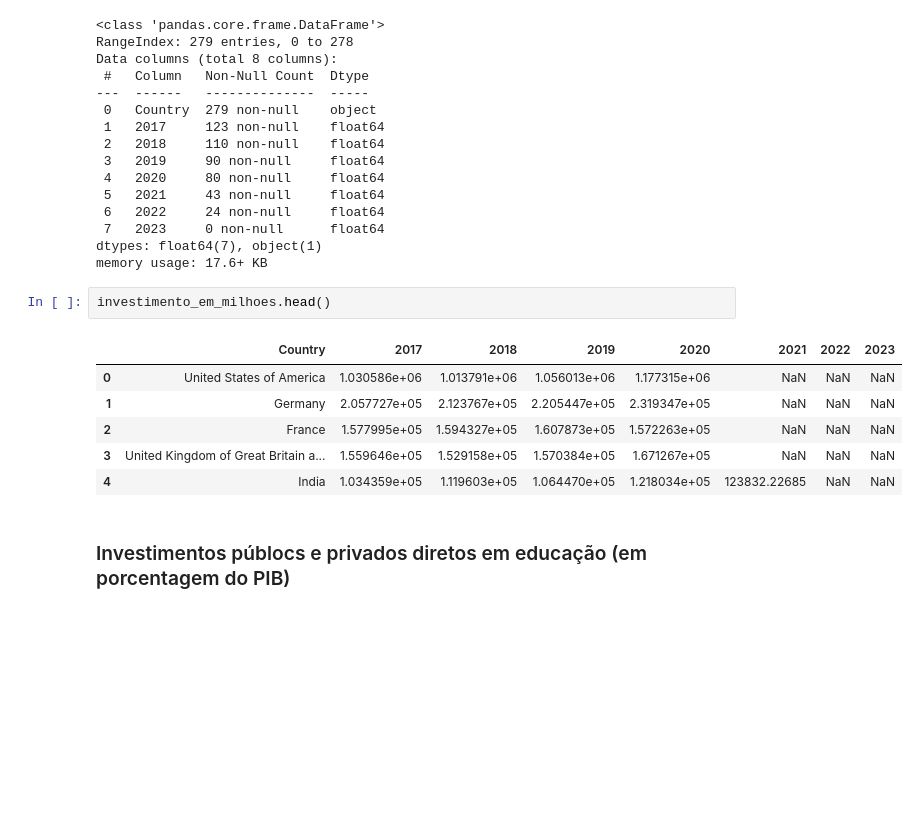
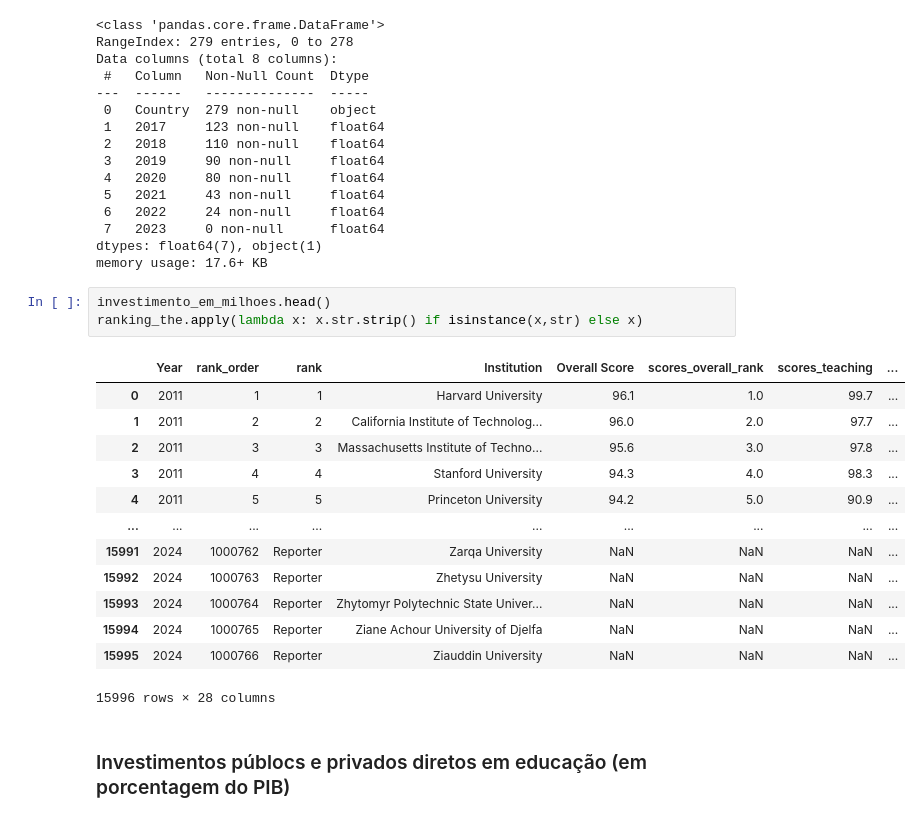
Before and after one commit to RodolfoPCruz/education_analysis, a Jupyter notebook: Comparativo/Comparativo.ipynb, the cells around one changed output. Drawn from its saved outputs; the diff is of its cells as text; blank space fills up the shorter version.

```diff
--- a/Comparativo/Comparativo.ipynb
+++ b/Comparativo/Comparativo.ipynb
@@ -477,15 +471,23 @@ Data columns (total 8 columns):
  7   2023     0 non-null      float64
 dtypes: float64(7), object(1)
 memory usage: 17.6+ KB
-# %%
-investimento_em_milhoes.head()
-# %% [output]
-|  | Country | 2017 | 2018 | 2019 | 2020 | 2021 | 2022 | 2023 |
-| 0 | United States of America | 1.030586e+06 | 1.013791e+06 | 1.056013e+06 | 1.177315e+06 | NaN | NaN | NaN |
-| 1 | Germany | 2.057727e+05 | 2.123767e+05 | 2.205447e+05 | 2.319347e+05 | NaN | NaN | NaN |
-| 2 | France | 1.577995e+05 | 1.594327e+05 | 1.607873e+05 | 1.572263e+05 | NaN | NaN | NaN |
-| 3 | United Kingdom of Great Britain a... | 1.559646e+05 | 1.529158e+05 | 1.570384e+05 | 1.671267e+05 | NaN | NaN | NaN |
-| 4 | India | 1.034359e+05 | 1.119603e+05 | 1.064470e+05 | 1.218034e+05 | 123832.22685 | NaN | NaN |
+# %%
+investimento_em_milhoes.head()
+ranking_the.apply(lambda x: x.str.strip() if isinstance(x,str) else x)
+# %% [output]
+|  | Year | rank_order | rank | Institution | Overall Score | scores_overall_rank | scores_teaching | ... |
+| 0 | 2011 | 1 | 1 | Harvard University | 96.1 | 1.0 | 99.7 | ... |
+| 1 | 2011 | 2 | 2 | California Institute of Technolog... | 96.0 | 2.0 | 97.7 | ... |
+| 2 | 2011 | 3 | 3 | Massachusetts Institute of Techno... | 95.6 | 3.0 | 97.8 | ... |
+| 3 | 2011 | 4 | 4 | Stanford University | 94.3 | 4.0 | 98.3 | ... |
+| 4 | 2011 | 5 | 5 | Princeton University | 94.2 | 5.0 | 90.9 | ... |
+| ... | ... | ... | ... | ... | ... | ... | ... | ... |
+| 15991 | 2024 | 1000762 | Reporter | Zarqa University | NaN | NaN | NaN | ... |
+| 15992 | 2024 | 1000763 | Reporter | Zhetysu University | NaN | NaN | NaN | ... |
+| 15993 | 2024 | 1000764 | Reporter | Zhytomyr Polytechnic State Univer... | NaN | NaN | NaN | ... |
+| 15994 | 2024 | 1000765 | Reporter | Ziane Achour University of Djelfa | NaN | NaN | NaN | ... |
+| 15995 | 2024 | 1000766 | Reporter | Ziauddin University | NaN | NaN | NaN | ... |
+15996 rows × 28 columns
 # %% [markdown]
 ### Investimentos públocs e privados diretos em educação (em porcentagem do PIB)
 # %%
```
Also changed, not shown: parts of 20 cells of this notebook.
